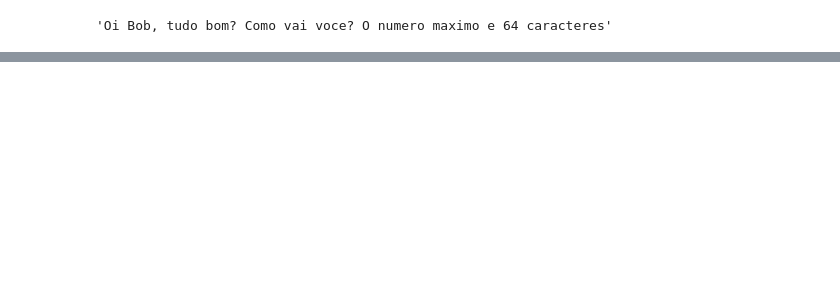
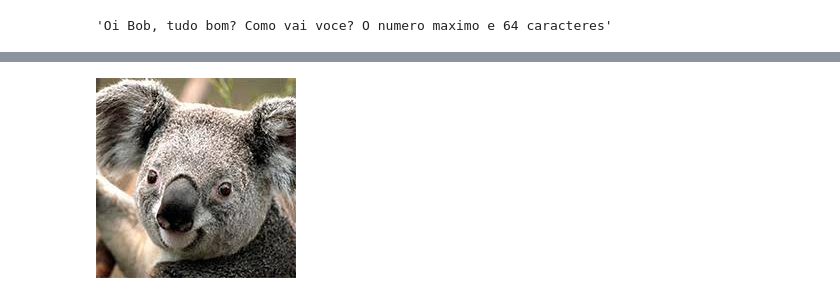
Before and after one commit to hollebenthiago/ecc, a Jupyter notebook: sage_notebook/encrypt_decrypt_message.ipynb, the cells around one changed output, grey strips where cells are left out. Saved outputs shown, nothing was run; the diff lists cells and outputs as text; code cells hidden in the pictures; blank space fills up the shorter version.

Commit message:
image ecc

```diff
--- a/sage_notebook/encrypt_decrypt_message.ipynb
+++ b/sage_notebook/encrypt_decrypt_message.ipynb
@@ -159,4 +84,4 @@ pointString_decode([p[1] for p in pts])
 # %%
 from PIL import Image
 # %%
-Image.open(r'imgs/alice.png')
+coala = Image.open(r'imgs/coala.jpg')
@@ -165,0 +90,3 @@ IOError: decoder jpeg not available
+# %%
+%%time
+new_pixels = pointImage_decode(imagePoint_encode(E, coala))
@@ -165,0 +102,6 @@ IOError: decoder jpeg not available
+# %%
+im2 = Image.new(coala.mode, coala.size)
+im2.putdata(new_pixels)
+im2
+# %% [output]
+[figure, added]
```
Also changed, not shown: parts of 54 cells of this notebook, 12 other files.
